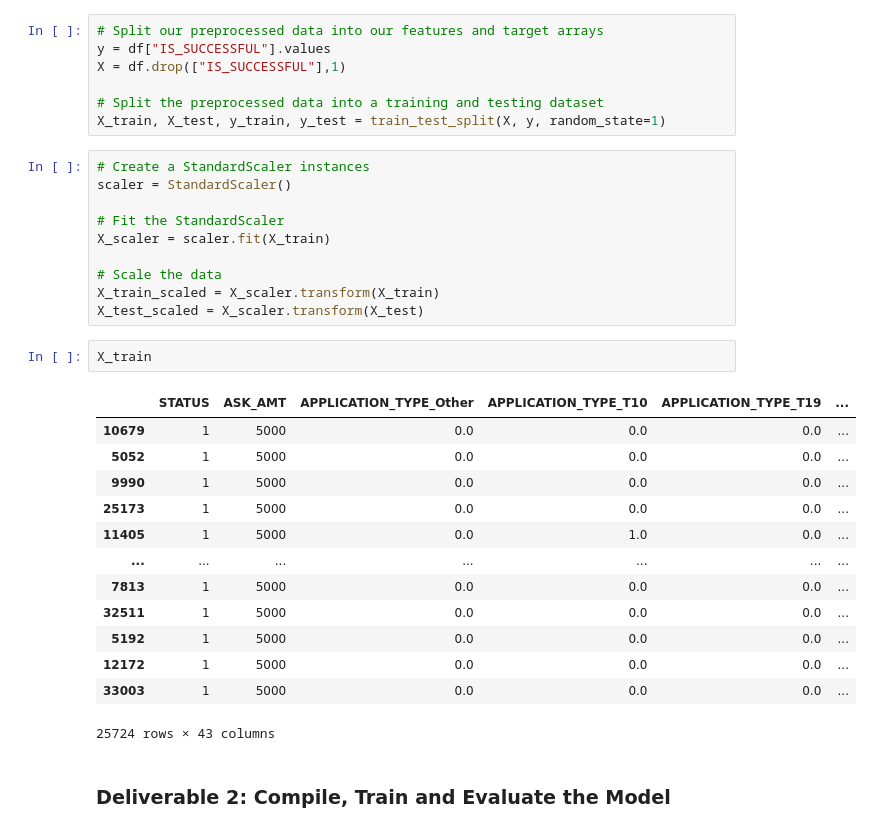
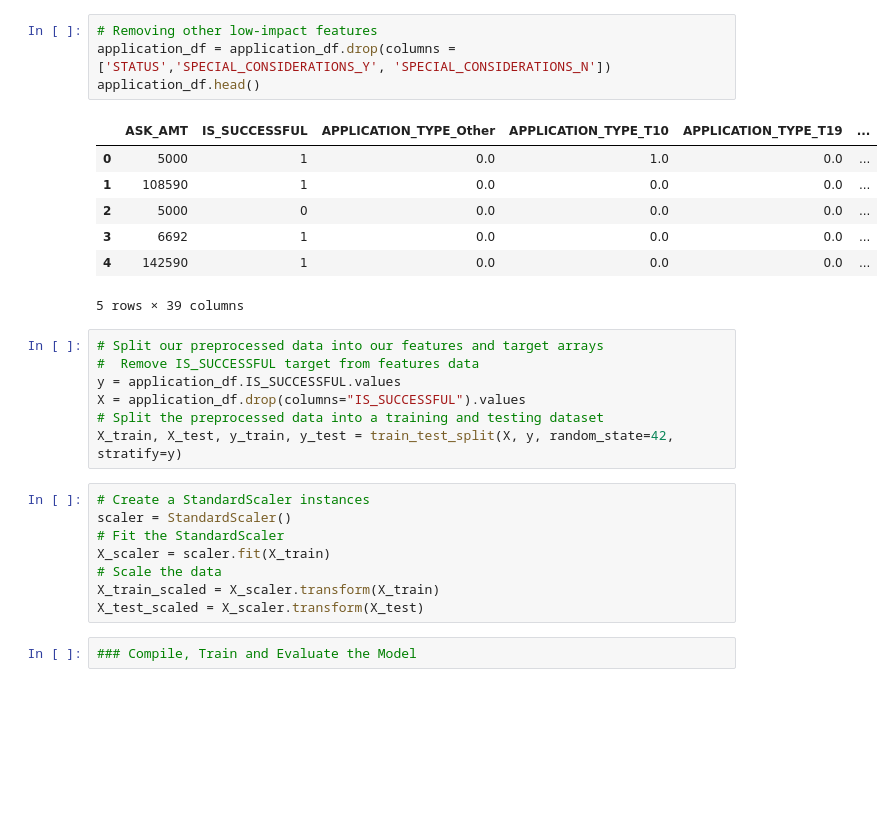
Before and after one commit to aw1442/Neural_Network_Charity_Analysis, a Jupyter notebook: AlphabetSoupCharity_Optimization.ipynb, the cells around one changed output. Cells and saved outputs as stored; diff of their text form; blank space fills up the shorter version.

```diff
--- a/AlphabetSoupCharity_Optimization.ipynb
+++ b/AlphabetSoupCharity_Optimization.ipynb
@@ -212,35 +241,29 @@ df
+# %%
+# Removing other low-impact features
+application_df = application_df.drop(columns = ['STATUS','SPECIAL_CONSIDERATIONS_Y', 'SPECIAL_CONSIDERATIONS_N'])
+application_df.head()
+# %% [output]
+|  | ASK_AMT | IS_SUCCESSFUL | APPLICATION_TYPE_Other | APPLICATION_TYPE_T10 | APPLICATION_TYPE_T19 | ... |
+| 0 | 5000 | 1 | 0.0 | 1.0 | 0.0 | ... |
+| 1 | 108590 | 1 | 0.0 | 0.0 | 0.0 | ... |
+| 2 | 5000 | 0 | 0.0 | 0.0 | 0.0 | ... |
+| 3 | 6692 | 1 | 0.0 | 0.0 | 0.0 | ... |
+| 4 | 142590 | 1 | 0.0 | 0.0 | 0.0 | ... |
+5 rows × 39 columns
 # %%
 # Split our preprocessed data into our features and target arrays
-y = df["IS_SUCCESSFUL"].values
-X = df.drop(["IS_SUCCESSFUL"],1)
-
+#  Remove IS_SUCCESSFUL target from features data
+y = application_df.IS_SUCCESSFUL.values
+X = application_df.drop(columns="IS_SUCCESSFUL").values
 # Split the preprocessed data into a training and testing dataset
-X_train, X_test, y_train, y_test = train_test_split(X, y, random_state=1)
+X_train, X_test, y_train, y_test = train_test_split(X, y, random_state=42, stratify=y)
 # %%
 # Create a StandardScaler instances
 scaler = StandardScaler()
-
 # Fit the StandardScaler
 X_scaler = scaler.fit(X_train)
-
 # Scale the data
 X_train_scaled = X_scaler.transform(X_train)
 X_test_scaled = X_scaler.transform(X_test)
-# %%
-X_train
-# %% [output]
-|  | STATUS | ASK_AMT | APPLICATION_TYPE_Other | APPLICATION_TYPE_T10 | APPLICATION_TYPE_T19 | ... |
-| 10679 | 1 | 5000 | 0.0 | 0.0 | 0.0 | ... |
-| 5052 | 1 | 5000 | 0.0 | 0.0 | 0.0 | ... |
-| 9990 | 1 | 5000 | 0.0 | 0.0 | 0.0 | ... |
-| 25173 | 1 | 5000 | 0.0 | 0.0 | 0.0 | ... |
-| 11405 | 1 | 5000 | 0.0 | 1.0 | 0.0 | ... |
-| ... | ... | ... | ... | ... | ... | ... |
-| 7813 | 1 | 5000 | 0.0 | 0.0 | 0.0 | ... |
-| 32511 | 1 | 5000 | 0.0 | 0.0 | 0.0 | ... |
-| 5192 | 1 | 5000 | 0.0 | 0.0 | 0.0 | ... |
-| 12172 | 1 | 5000 | 0.0 | 0.0 | 0.0 | ... |
-| 33003 | 1 | 5000 | 0.0 | 0.0 | 0.0 | ... |
-25724 rows × 43 columns
-# %% [markdown]
-### Deliverable 2: Compile, Train and Evaluate the Model
+# %%
+### Compile, Train and Evaluate the Model
```
Also changed, not shown: parts of 41 cells of this notebook, 3 other files.
